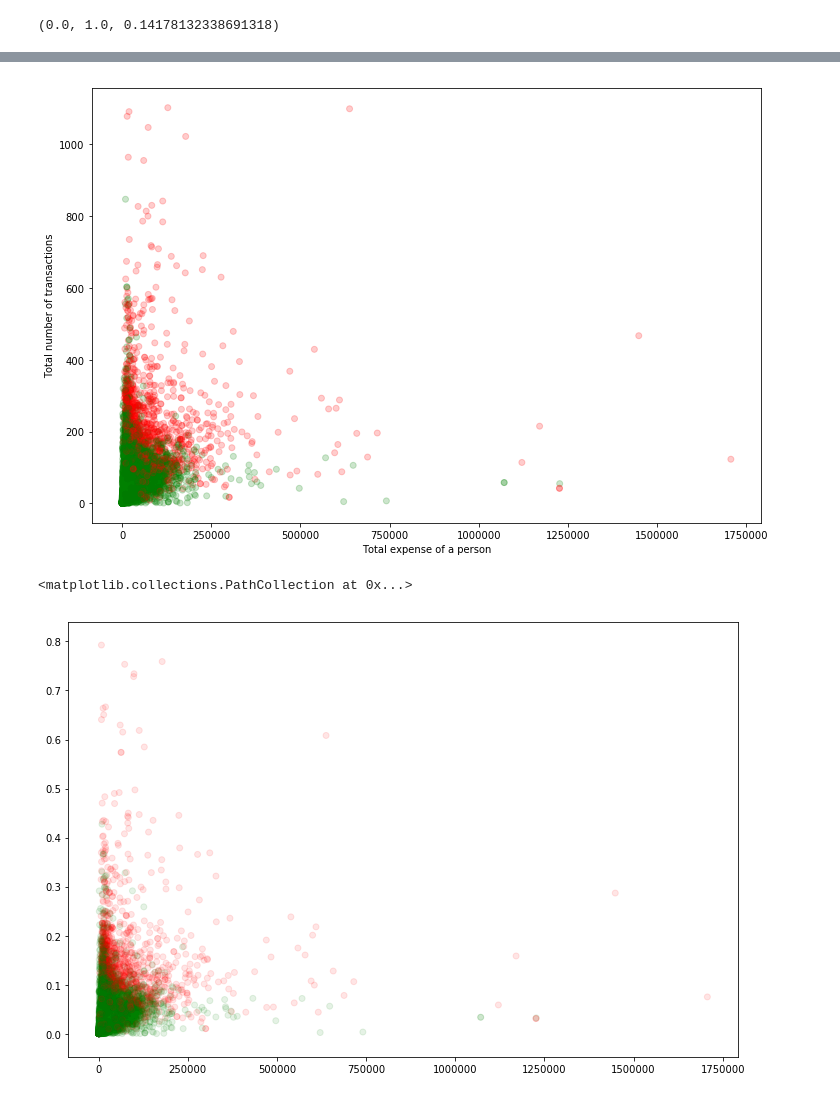
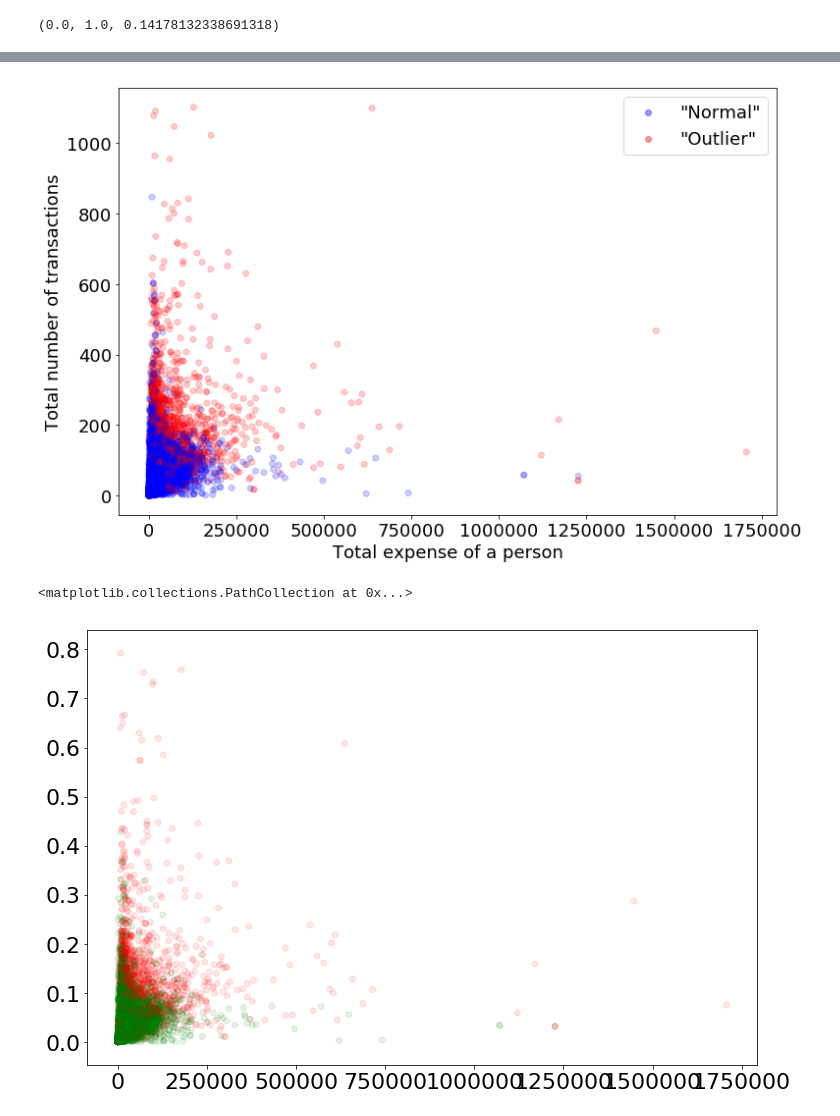
Before and after one commit to sanhitamj/elderly_fraud_detection, a Jupyter notebook: DataPipeline.ipynb, the cells around one changed output, grey strips where cells are left out. Cells and saved outputs as stored; diff of their text form; code cells hidden in the pictures.

```diff
--- a/DataPipeline.ipynb
+++ b/DataPipeline.ipynb
@@ -211,12 +215,13 @@ df.tail()
 expense_counts = df['TranCatColl'].value_counts()
 
 
-labels = expense_counts[expense_counts > 25000].index.tolist()
+labels = expense_counts[expense_counts > 30000].index.tolist()
 # %%
-plt.figure(figsize=(8,8))
-patches, texts, a = plt.pie(expense_counts[expense_counts > 25000],  autopct='%1.1f%%'
+plt.figure(figsize=(9,9))
+plt.title('More than 75% of transaction data')
+patches, texts, a = plt.pie(expense_counts[expense_counts > 30000],  autopct='%1.1f%%', labels = labels
                             , startangle=-90)
-plt.legend(patches, labels, loc="best")
+# plt.legend(patches, labels, loc="best")
 plt.savefig('images/transaction_cat_pie.png')
 plt.show()
 # %% [output]
@@ -263,7 +263,6 @@ def counting_neighbours(cat, df):
 
     if np.sum(dura.index == aver.index) != 1:
         print 'Alarm, indeces do not match for ', cat
-        break
 
     arr = np.stack((casfil, count, norm_aver), axis=1)
 
@@ -341,20 +349,29 @@ df1['Rank'].min(), df1['Rank'].max(), df1['Rank'].median()
 # %%
-col = (df1['Rank'] < 0.31).replace({True : 'g', False: 'r'})
+plt.rcParams.update({'font.size': 18})
+col = (df1['Rank'] < 0.31).replace({True : 'b', False: 'r'})
+labels = ['"Normal"', '"Outlier"']
 plt.figure(figsize=(12, 8))
 plt.xlabel('Total expense of a person')
 plt.ylabel('Total number of transactions')
-plt.scatter(df1['AverageExpense'], df1['CountPerDay'], c=col, alpha=0.2)
-plt.savefig('outliers.png')
+for i, label in enumerate(labels):
+    if i == 0:
+        c = 'b'
+    else:
+        c = 'r'
+    plt.scatter(0.1, 0.1, c=c, alpha = 0.4, label=label)
+    plt.legend()
+plt.scatter(df1['Total Expense'], df1['Counts'], c=col, alpha=0.2)
+plt.savefig('images/outliers.png')
 plt.show()
 # %% [output]
-[figure, old version]
+[figure, new version]
 # %%
 col = (df1['Rank'] < 0.31).replace({True : 'g', False: 'r'})
 plt.figure(figsize=(12, 8))
-plt.scatter(df1['AverageExpense'], df1['CountPerDay']/df1['Duration'], c=col, alpha=0.1)
+plt.scatter(df1['Total Expense'], df1['Counts']/df1['Duration'], c=col, alpha=0.1)
 # %% [output]
 <matplotlib.collections.PathCollection at 0x...>
-[figure, old version]
+[figure, new version]
 # %%
 (df1['Rank']/df1['Rank'].max()).hist()
 # %% [output]
```
Also changed, not shown: parts of 9 cells of this notebook, 13 other files.
